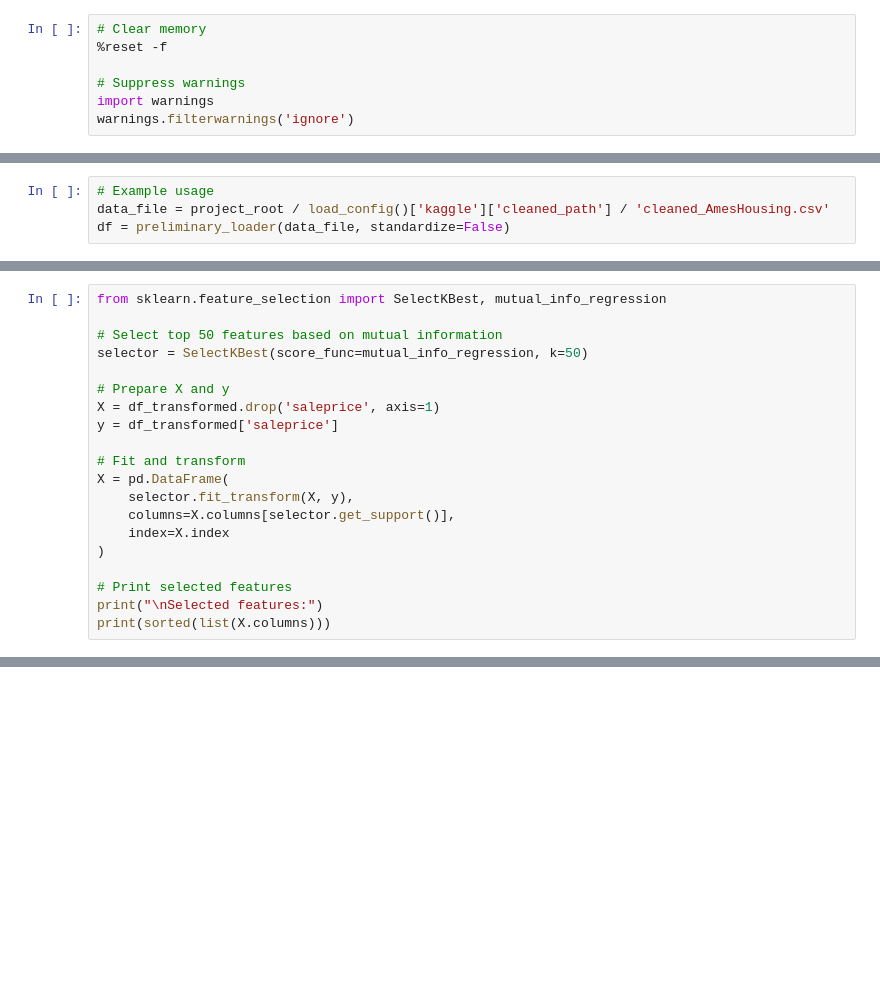
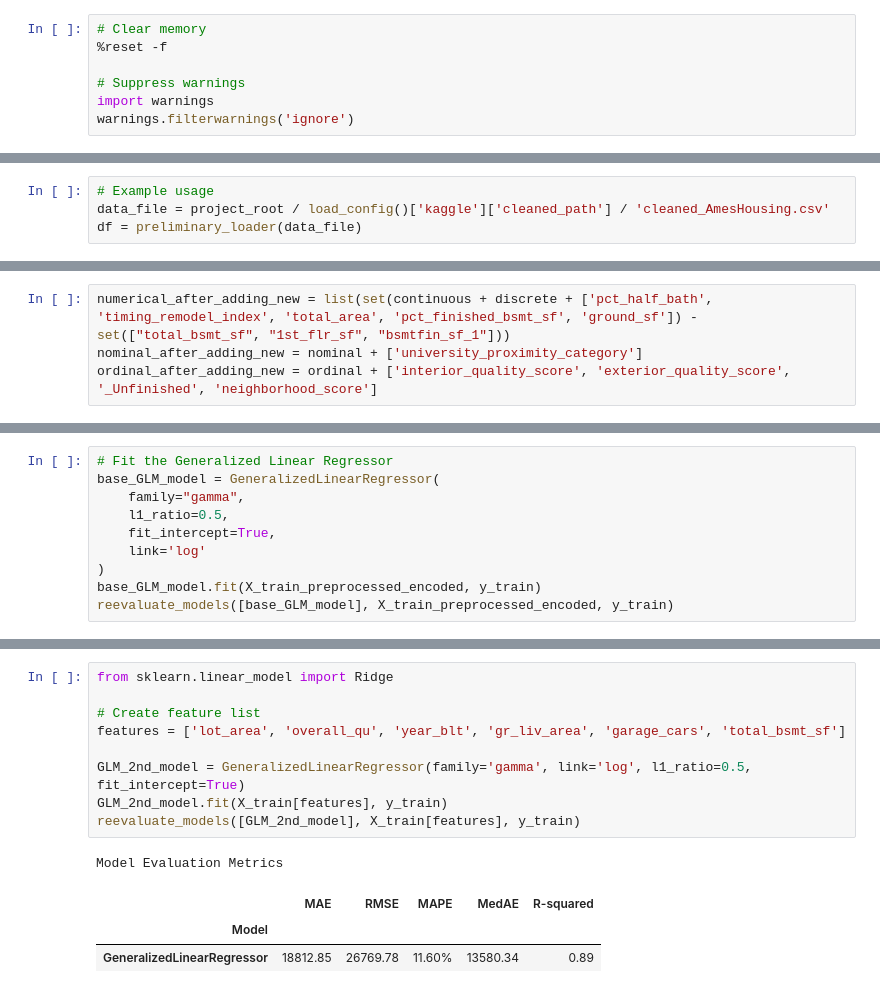
Before and after one commit to congminh-nguyen/ames_project, a Jupyter notebook: notebooks/model.ipynb, the cells around one changed output, grey strips where cells are left out. Saved outputs shown, nothing was run; the diff lists cells and outputs as text; blank space fills up the shorter version.

Commit message:
improve on EDA, identify outliers to help the model

```diff
--- a/notebooks/model.ipynb
+++ b/notebooks/model.ipynb
@@ -68,4 +72,4 @@ from iowa_dream.feature_engineering.numerical_transformer import *
 # %%
 # Example usage
 data_file = project_root / load_config()['kaggle']['cleaned_path'] / 'cleaned_AmesHousing.csv'
-df = preliminary_loader(data_file, standardize=False)
+df = preliminary_loader(data_file)
@@ -182,20 +116,0 @@ New columns:
-# %%
-from sklearn.feature_selection import SelectKBest, mutual_info_regression
-
-# Select top 50 features based on mutual information
-selector = SelectKBest(score_func=mutual_info_regression, k=50)
-
-# Prepare X and y
-X = df_transformed.drop('saleprice', axis=1)
-y = df_transformed['saleprice']
-
-# Fit and transform
-X = pd.DataFrame(
-    selector.fit_transform(X, y),
-    columns=X.columns[selector.get_support()],
-    index=X.index
-)
-
-# Print selected features
-print("\nSelected features:")
-print(sorted(list(X.columns)))
@@ -207,0 +151,4 @@ GeneralizedLinearRegressor(family='gamma', link='log')
+# %%
+numerical_after_adding_new = list(set(continuous + discrete + ['pct_half_bath', 'timing_remodel_index', 'total_area', 'pct_finished_bsmt_sf', 'ground_sf']) - set(["total_bsmt_sf", "1st_flr_sf", "bsmtfin_sf_1"]))
+nominal_after_adding_new = nominal + ['university_proximity_category']
+ordinal_after_adding_new = ordinal + ['interior_quality_score', 'exterior_quality_score', '_Unfinished', 'neighborhood_score']
@@ -207,0 +185,10 @@ GeneralizedLinearRegressor(family='gamma', link='log')
+# %%
+# Fit the Generalized Linear Regressor
+base_GLM_model = GeneralizedLinearRegressor(
+    family="gamma",
+    l1_ratio=0.5,
+    fit_intercept=True,
+    link='log'
+)
+base_GLM_model.fit(X_train_preprocessed_encoded, y_train)
+reevaluate_models([base_GLM_model], X_train_preprocessed_encoded, y_train)
@@ -207,0 +283,14 @@ GeneralizedLinearRegressor(family='gamma', link='log')
+# %%
+from sklearn.linear_model import Ridge
+
+# Create feature list
+features = ['lot_area', 'overall_qu', 'year_blt', 'gr_liv_area', 'garage_cars', 'total_bsmt_sf']
+
+GLM_2nd_model = GeneralizedLinearRegressor(family='gamma', link='log', l1_ratio=0.5, fit_intercept=True)
+GLM_2nd_model.fit(X_train[features], y_train)
+reevaluate_models([GLM_2nd_model], X_train[features], y_train)
+# %% [output]
+Model Evaluation Metrics
+|  | MAE | RMSE | MAPE | MedAE | R-squared |
+| Model |  |  |  |  |  |
+| GeneralizedLinearRegressor | 18812.85 | 26769.78 | 11.60% | 13580.34 | 0.89 |
```
Also changed, not shown: parts of 14 cells of this notebook, 18 other files.
